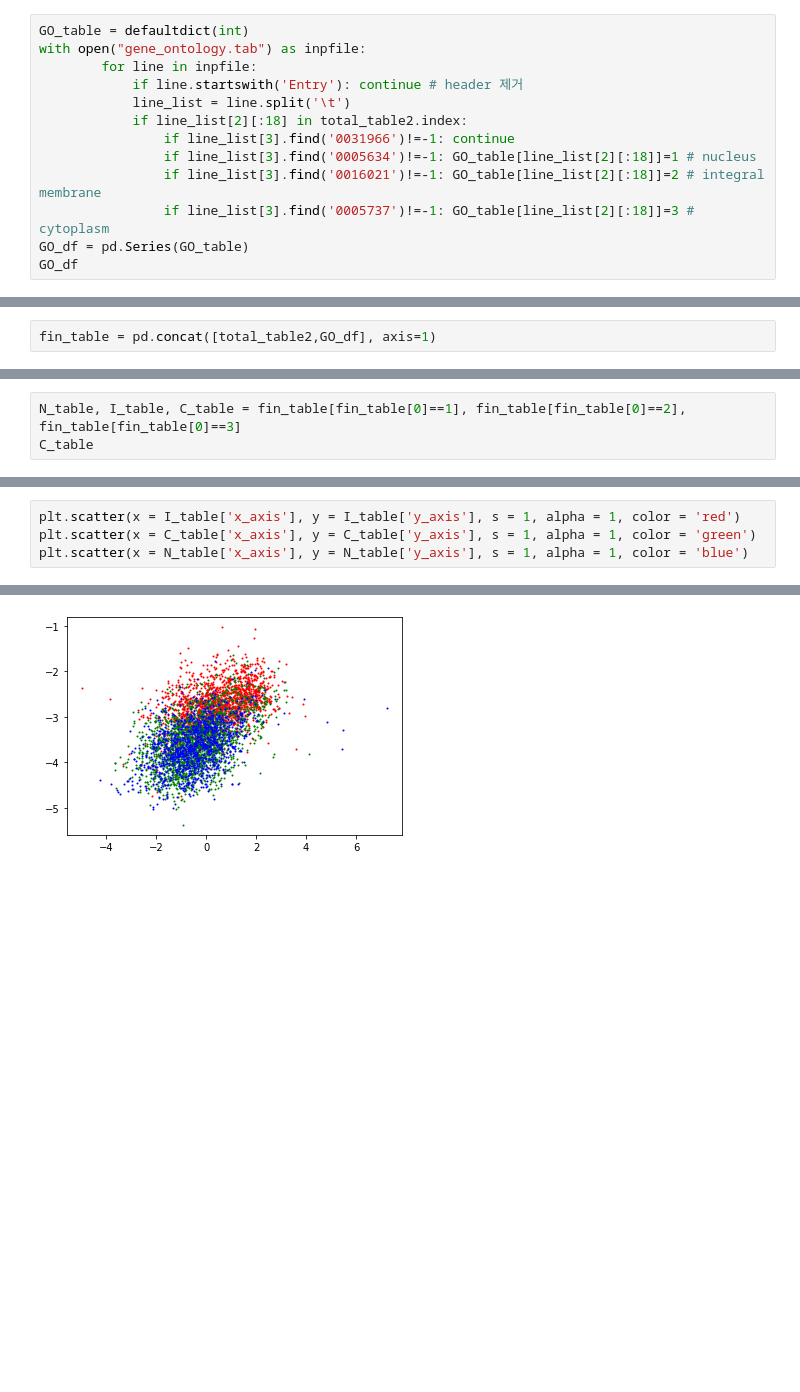
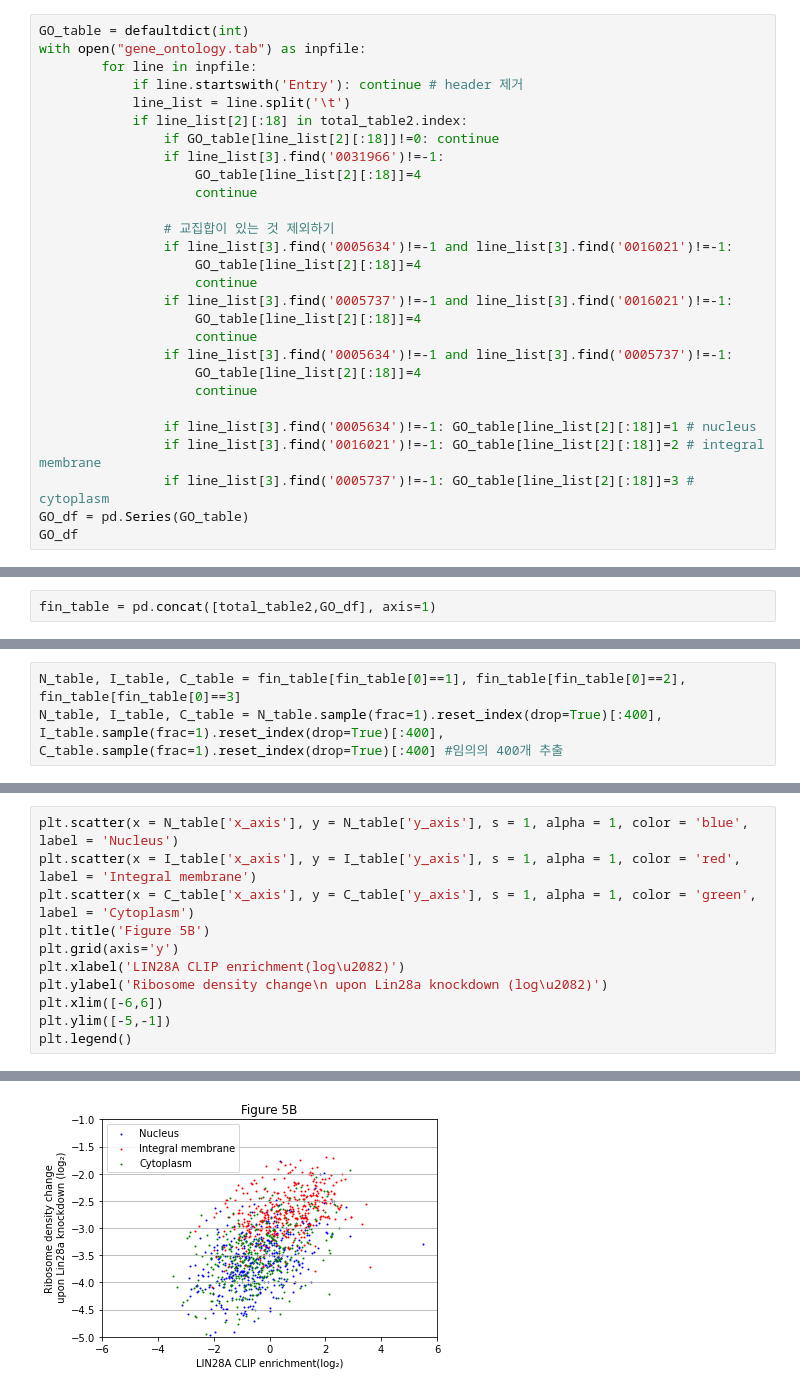
Before and after one commit to kangjunseo/Bioinformatics, a Jupyter notebook: QBioLab_Internship/Mission2.ipynb, the cells around one changed output, grey strips where cells are left out. Saved outputs shown, nothing was run; the diff lists cells and outputs as text; blank space fills up the shorter version.

```diff
--- a/QBioLab_Internship/Mission2.ipynb
+++ b/QBioLab_Internship/Mission2.ipynb
@@ -155,7 +155,22 @@ with open("gene_ontology.tab") as inpfile:
             if line.startswith('Entry'): continue # header 제거
             line_list = line.split('\t')
             if line_list[2][:18] in total_table2.index:
-                if line_list[3].find('0031966')!=-1: continue
+                if GO_table[line_list[2][:18]]!=0: continue
+                if line_list[3].find('0031966')!=-1:
+                    GO_table[line_list[2][:18]]=4
+                    continue
+
+                # 교집합이 있는 것 제외하기
+                if line_list[3].find('0005634')!=-1 and line_list[3].find('0016021')!=-1:
+                    GO_table[line_list[2][:18]]=4
+                    continue
+                if line_list[3].find('0005737')!=-1 and line_list[3].find('0016021')!=-1:
+                    GO_table[line_list[2][:18]]=4
+                    continue
+                if line_list[3].find('0005634')!=-1 and line_list[3].find('0005737')!=-1:
+                    GO_table[line_list[2][:18]]=4
+                    continue
+
                 if line_list[3].find('0005634')!=-1: GO_table[line_list[2][:18]]=1 # nucleus
                 if line_list[3].find('0016021')!=-1: GO_table[line_list[2][:18]]=2 # integral membrane
                 if line_list[3].find('0005737')!=-1: GO_table[line_list[2][:18]]=3 # cytoplasm
@@ -187,4 +202,4 @@ fin_table.head()
 | ENSMUST00000154279 | 8955.0 | 7003.0 | 8122.0 | 7338.0 | 158.0 | 3284.0 | 0.287307 | -4.163596 | ... |
 # %%
 N_table, I_table, C_table = fin_table[fin_table[0]==1], fin_table[fin_table[0]==2], fin_table[fin_table[0]==3]
-C_table
+N_table, I_table, C_table = N_table.sample(frac=1).reset_index(drop=True)[:400], I_table.sample(frac=1).reset_index(drop=True)[:400], C_table.sample(frac=1).reset_index(drop=True)[:400] #임의의 400개 추출
@@ -205,5 +206,12 @@ C_table
 # %%
-plt.scatter(x = I_table['x_axis'], y = I_table['y_axis'], s = 1, alpha = 1, color = 'red')
-plt.scatter(x = C_table['x_axis'], y = C_table['y_axis'], s = 1, alpha = 1, color = 'green')
-plt.scatter(x = N_table['x_axis'], y = N_table['y_axis'], s = 1, alpha = 1, color = 'blue')
+plt.scatter(x = N_table['x_axis'], y = N_table['y_axis'], s = 1, alpha = 1, color = 'blue', label = 'Nucleus')
+plt.scatter(x = I_table['x_axis'], y = I_table['y_axis'], s = 1, alpha = 1, color = 'red', label = 'Integral membrane')
+plt.scatter(x = C_table['x_axis'], y = C_table['y_axis'], s = 1, alpha = 1, color = 'green', label = 'Cytoplasm')
+plt.title('Figure 5B')
+plt.grid(axis='y')
+plt.xlabel('LIN28A CLIP enrichment(log\u2082)')
+plt.ylabel('Ribosome density change\n upon Lin28a knockdown (log\u2082)')
+plt.xlim([-6,6])
+plt.ylim([-5,-1])
+plt.legend()
 # %% [output]
@@ -211 +219 @@ plt.scatter(x = N_table['x_axis'], y = N_table['y_axis'], s = 1, alpha = 1, colo
-[figure, old version]
+[figure, new version]
```
Also changed, not shown: parts of 3 cells of this notebook.
